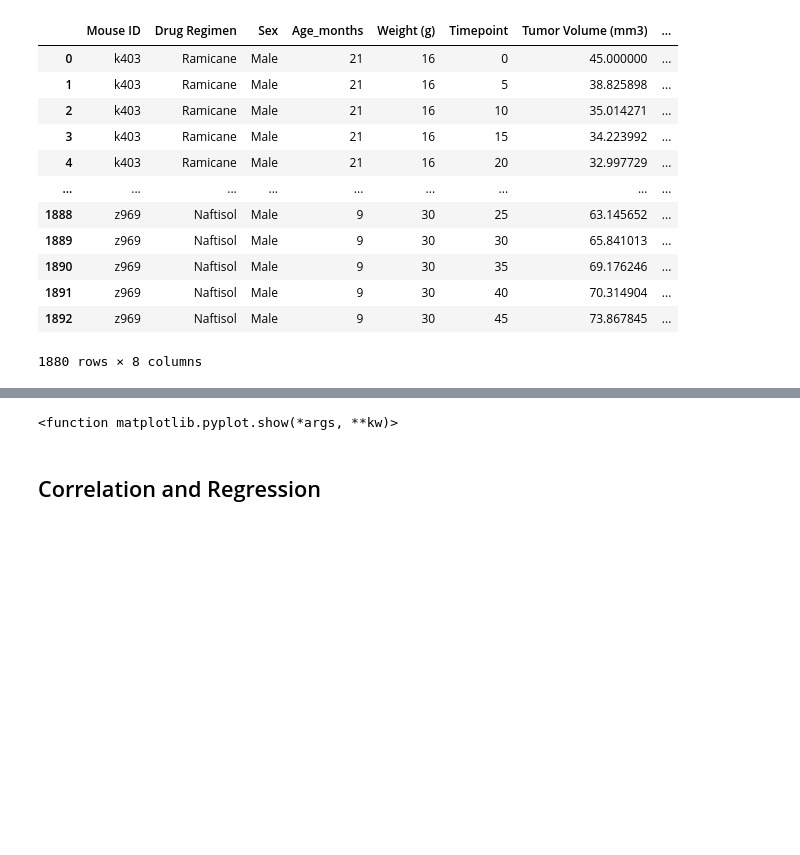
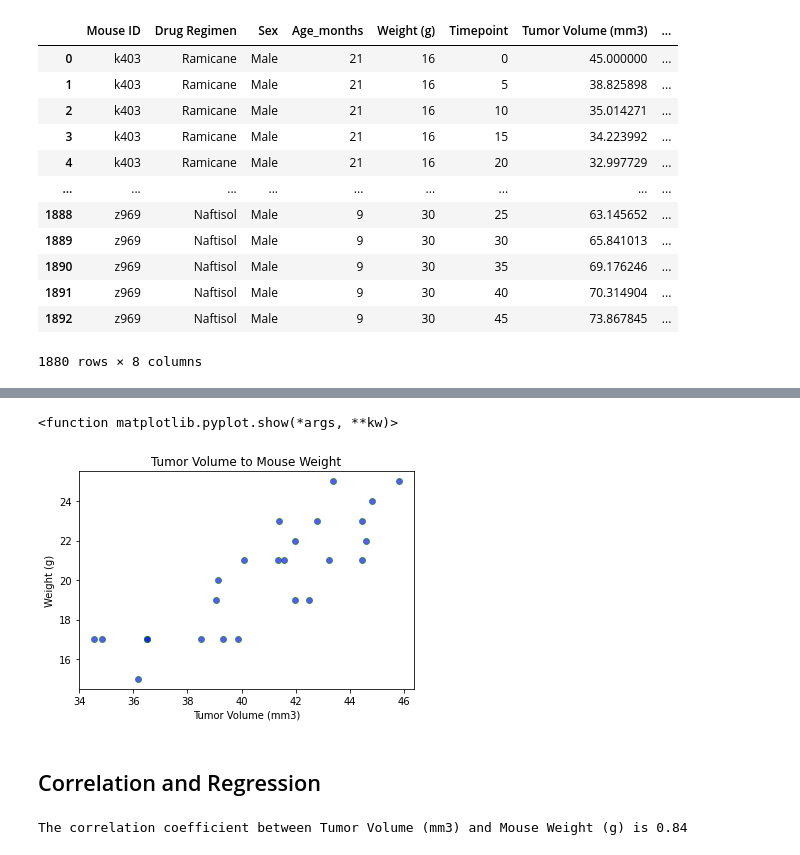
Before and after one commit to jgoody07/matplotlib-challenge, a Jupyter notebook: pymaceuticals_starter.ipynb, the cells around one changed output, grey strips where cells are left out. Drawn from its saved outputs; the diff is of its cells as text; code cells hidden in the pictures; blank space fills up the shorter version.

```diff
--- a/pymaceuticals_starter.ipynb
+++ b/pymaceuticals_starter.ipynb
@@ -369,5 +386,5 @@ time_tumor_vol = plt.plot(cap_time, cap_tumor_vol, color="red", label="Tumor Vol
 # %%
 # Generate a scatter plot of mouse weight versus average tumor volume for the Capomulin regimen
-mouse_weight = clean_data.loc[clean_data['Drug Regimen'] == 'Capomulin','Weight (g)']
-mouse_weight
+cap = clean_data.loc[clean_data['Drug Regimen'] == 'Capomulin']
+cap
 # %% [output]
@@ -385,0 +404,4 @@ Name: Weight (g), Length: 230, dtype: int64
+# %%
+# Calculate mouse weight
+mouse_weight = cap.groupby('Mouse ID')['Weight (g)'].mean()
+mouse_weight
@@ -385,0 +426,4 @@ Name: Weight (g), Length: 230, dtype: int64
+# %%
+# Calculate average tumor volume per mouse
+avg_tumor_vol = cap.groupby('Mouse ID')['Tumor Volume (mm3)'].mean()
+avg_tumor_vol
@@ -386,5 +448,5 @@ Name: Weight (g), Length: 230, dtype: int64
 # %%
-plt.scatter(cap_tumor_vol, mouse_weight, marker="o", facecolors="blue", edgecolors="green", alpha=0.65)
+plt.scatter(avg_tumor_vol, mouse_weight, marker="o", facecolors="blue", edgecolors="green", alpha=0.65)
 plt.title('Tumor Volume to Mouse Weight')
 plt.xlabel('Tumor Volume (mm3)')
 plt.ylabel('Weight (g)')
@@ -395,6 +455,12 @@ plt.show
 <function matplotlib.pyplot.show(*args, **kw)>
+[figure, added]
 # %% [markdown]
 ## Correlation and Regression
 # %%
 # Calculate the correlation coefficient and linear regression model
 # for mouse weight and average tumor volume for the Capomulin regimen
+# %%
+# Calculate the correlation coefficient
+print(f"The correlation coefficient between Tumor Volume (mm3) and Mouse Weight (g) is {round(st.pearsonr(avg_tumor_vol,mouse_weight)[0],2)}")
+# %% [output]
+The correlation coefficient between Tumor Volume (mm3) and Mouse Weight (g) is 0.84
```
Also changed, not shown: parts of 17 cells of this notebook.
